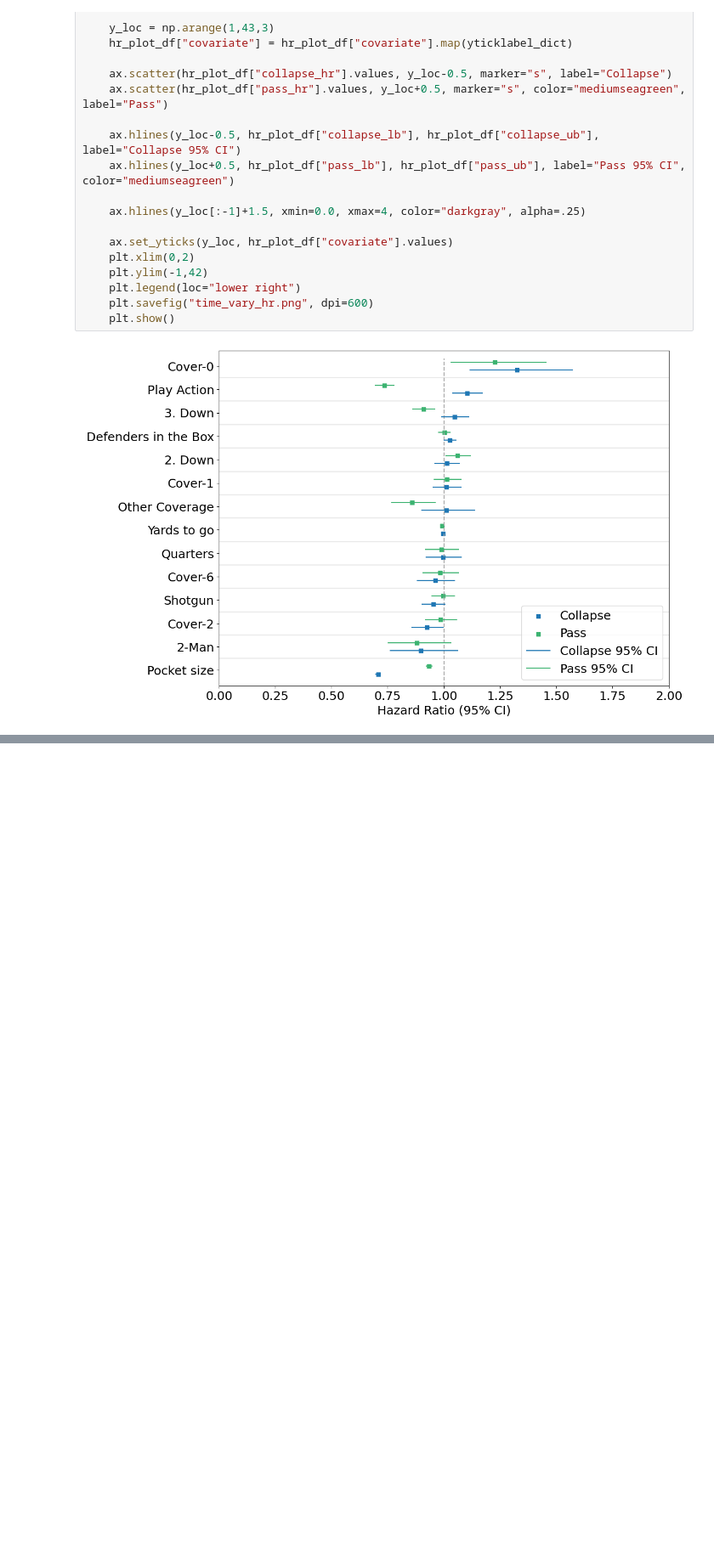
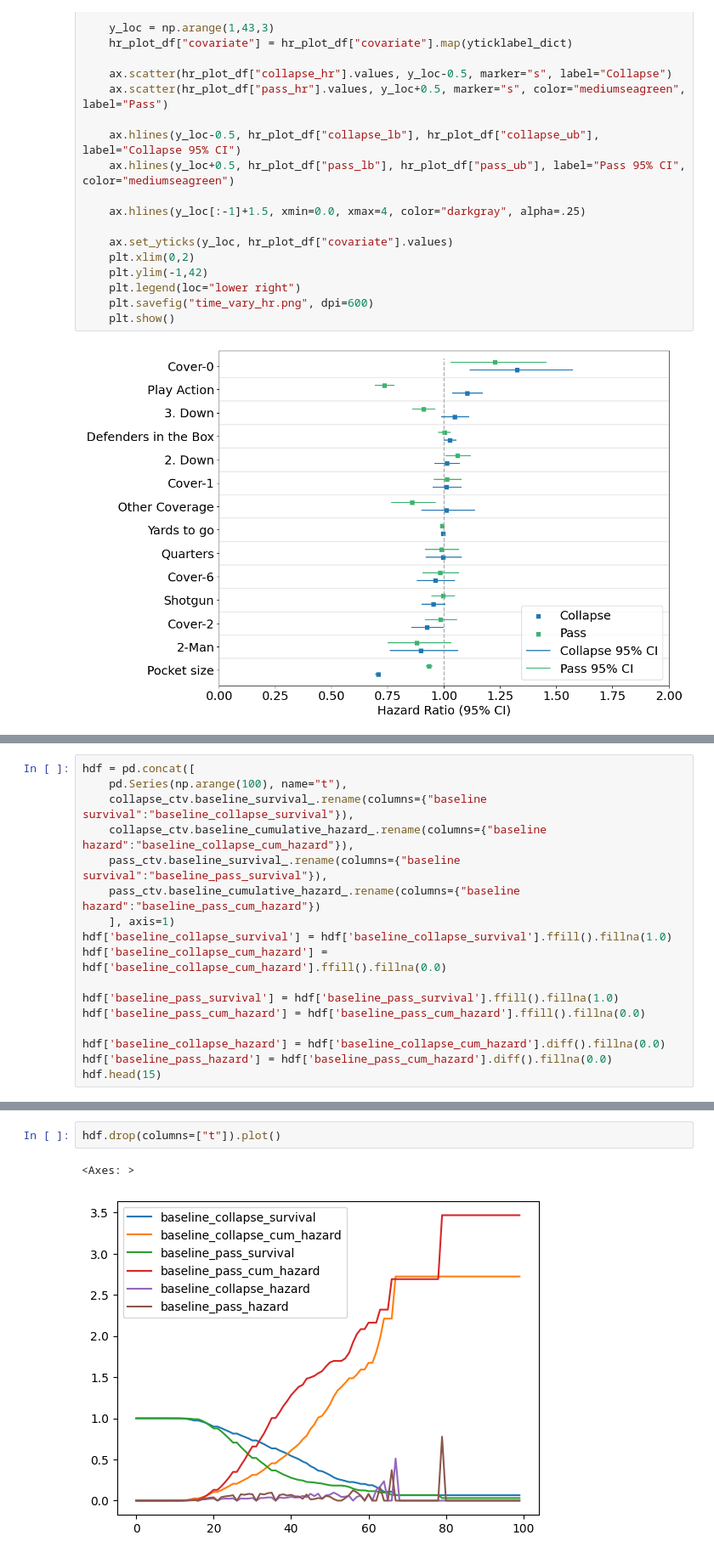
Before and after one commit to maschill/NFLPocketSurvival, a Jupyter notebook: cox_time_varying.ipynb, the cells around one changed output, grey strips where cells are left out. Shown at 85% size. Drawn from its saved outputs; the diff is of its cells as text; blank space fills up the shorter version.

```diff
--- a/cox_time_varying.ipynb
+++ b/cox_time_varying.ipynb
@@ -440,0 +451,17 @@ collapse_ctv.confidence_intervals_
+# %%
+hdf = pd.concat([
+    pd.Series(np.arange(100), name="t"),
+    collapse_ctv.baseline_survival_.rename(columns={"baseline survival":"baseline_collapse_survival"}),
+    collapse_ctv.baseline_cumulative_hazard_.rename(columns={"baseline hazard":"baseline_collapse_cum_hazard"}),
+    pass_ctv.baseline_survival_.rename(columns={"baseline survival":"baseline_pass_survival"}),
+    pass_ctv.baseline_cumulative_hazard_.rename(columns={"baseline hazard":"baseline_pass_cum_hazard"})
+    ], axis=1)
+hdf['baseline_collapse_survival'] = hdf['baseline_collapse_survival'].ffill().fillna(1.0)
+hdf['baseline_collapse_cum_hazard'] = hdf['baseline_collapse_cum_hazard'].ffill().fillna(0.0)
+
+hdf['baseline_pass_survival'] = hdf['baseline_pass_survival'].ffill().fillna(1.0)
+hdf['baseline_pass_cum_hazard'] = hdf['baseline_pass_cum_hazard'].ffill().fillna(0.0)
+
+hdf['baseline_collapse_hazard'] = hdf['baseline_collapse_cum_hazard'].diff().fillna(0.0)
+hdf['baseline_pass_hazard'] = hdf['baseline_pass_cum_hazard'].diff().fillna(0.0)
+hdf.head(15)
@@ -440,0 +485,5 @@ collapse_ctv.confidence_intervals_
+# %%
+hdf.drop(columns=["t"]).plot()
+# %% [output]
+<Axes: >
+[figure, added]
```
Also changed, not shown: parts of 12 cells of this notebook.
